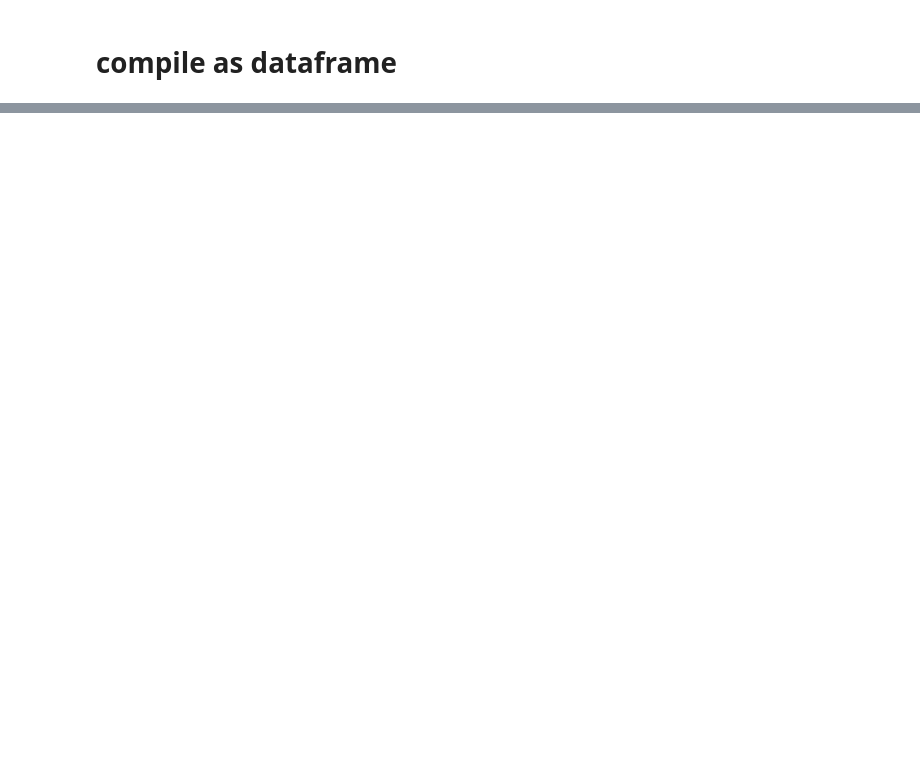
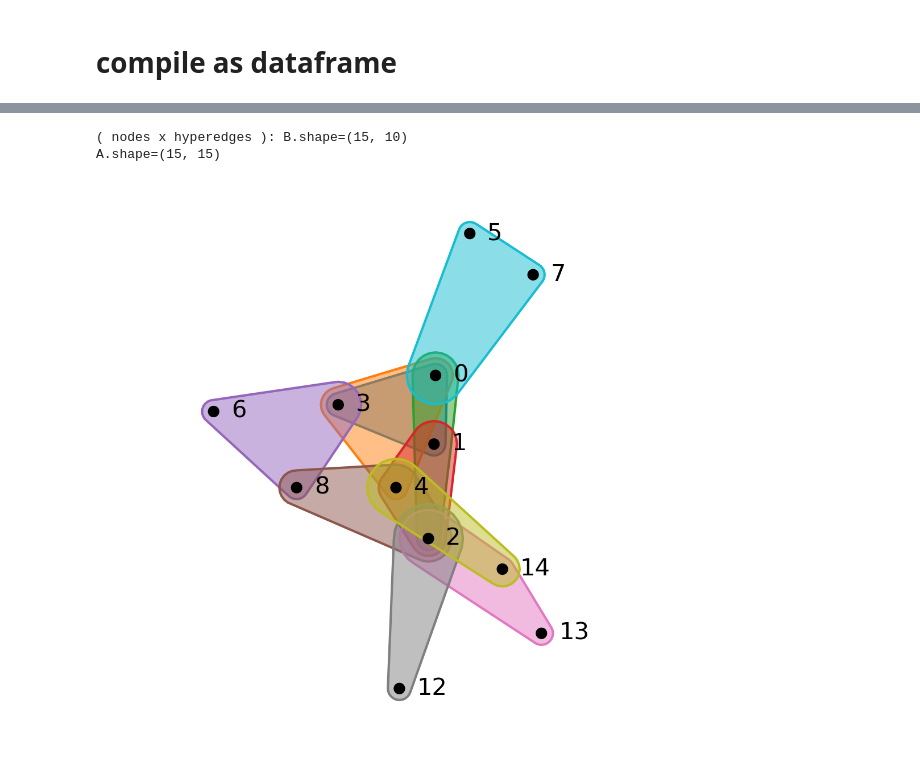
Before and after one commit to sgolts/hypertaxis, a Jupyter notebook: notebooks/curvature/hypergraph_curvature.ipynb, the cells around one changed output, grey strips where cells are left out. Saved outputs shown, nothing was run; the diff lists cells and outputs as text; code cells hidden in the pictures; blank space fills up the shorter version.

```diff
--- a/notebooks/curvature/hypergraph_curvature.ipynb
+++ b/notebooks/curvature/hypergraph_curvature.ipynb
@@ -178,0 +233,50 @@ plt.show()
+# %%
+num_core_nodes = 5
+num_periphery_nodes = 10
+edge_probability_core = 0.95
+edge_probability_periphery = 0.075
+avg_edge_size = 3
+core_periphery_probability = 0.125
+
+CP = genhyp.generate_core_periphery_hypergraph(
+    num_core_nodes, num_periphery_nodes, edge_probability_core,
+    edge_probability_periphery, avg_edge_size, core_periphery_probability)
+
+core_nodes, periphery_nodes, edges, incidence_matrix = CP
+
+B = pd.DataFrame(incidence_matrix)
+print(f"( nodes x hyperedges ): {B.shape=}")
+hyperedges = ut.incidence_to_hyperedge_dict(B)
+
+# get layout from clique expansion
+A = pd.DataFrame(
+    B @ B.T,
+    index=B.index,
+    columns=B.index,
+)
+
+G = nx.from_pandas_adjacency(A)
+pos = nx.spring_layout(G)
+
+print(f"{A.shape=}")
+
+# Create the HyperNetX hypergraph
+H = hnx.Hypergraph(hyperedges)
+
+plt.rcParams['figure.dpi'] = 300
+plt.rcParams['figure.figsize'] = 4, 4
+
+hnx.draw(
+    H,
+    pos=pos,
+    fill_edges=True,
+    node_label_alpha=0.0,
+    edge_label_alpha=0.0,
+    with_edge_labels=False,
+)
+
+plt.gcf().set_facecolor('none')
+# %% [output]
+( nodes x hyperedges ): B.shape=(15, 10)
+A.shape=(15, 15)
+[figure, added]
```
Also changed, not shown: parts of 13 cells of this notebook.
